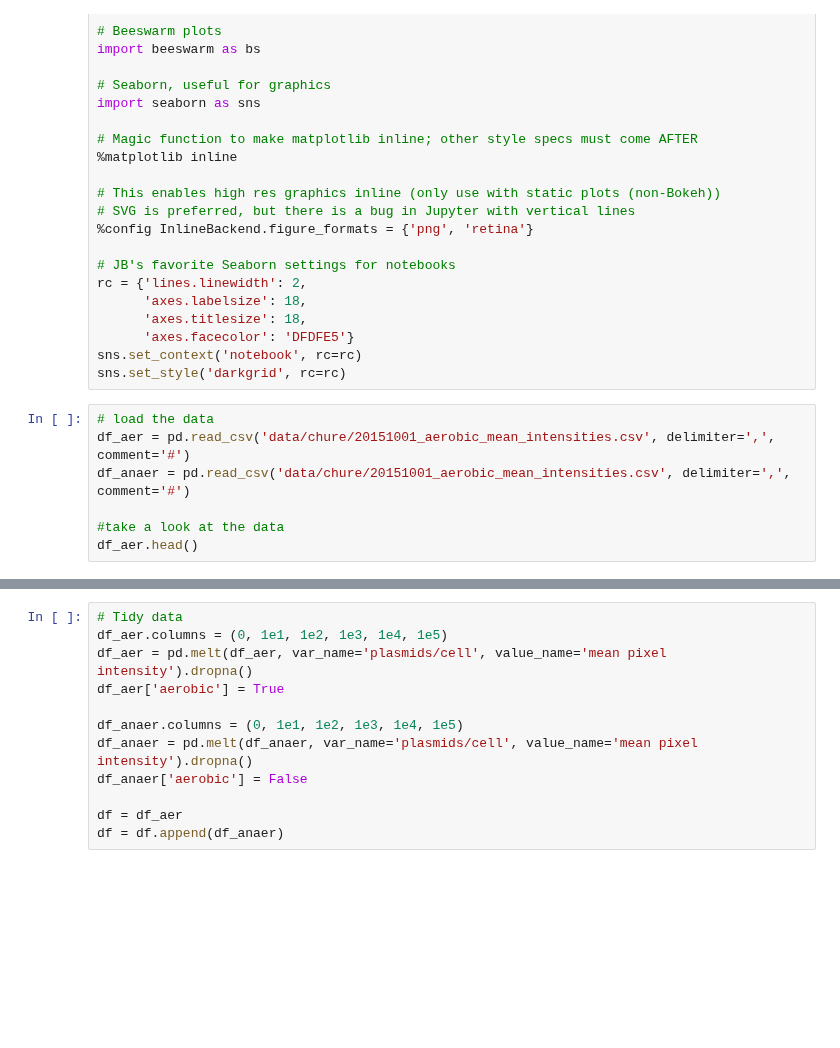
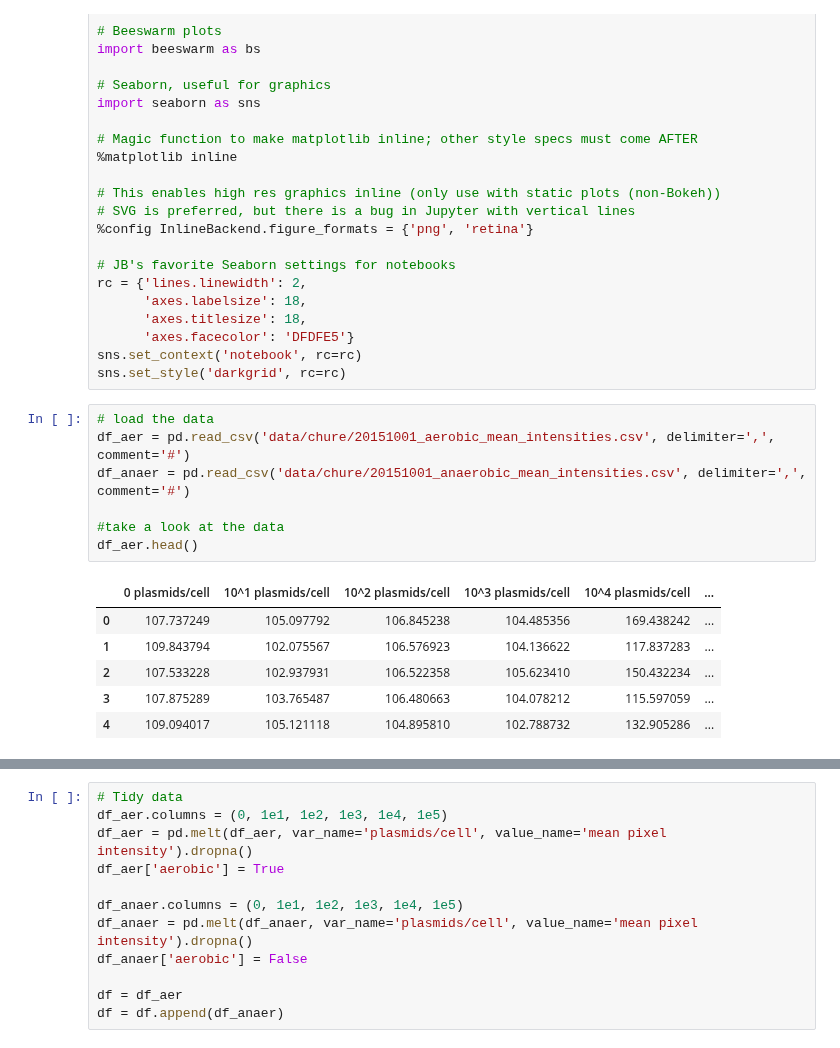
Before and after one commit to yangkky/BeBi-HW, a Jupyter notebook: hw3/group7_hw3_prob1.ipynb, the cells around one changed output, grey strips where cells are left out. Saved outputs shown, nothing was run; the diff lists cells and outputs as text; blank space fills up the shorter version.

```diff
--- a/hw3/group7_hw3_prob1.ipynb
+++ b/hw3/group7_hw3_prob1.ipynb
@@ -39,9 +39,16 @@ sns.set_style('darkgrid', rc=rc)
 # %%
 # load the data
 df_aer = pd.read_csv('data/chure/20151001_aerobic_mean_intensities.csv', delimiter=',', comment='#')
-df_anaer = pd.read_csv('data/chure/20151001_aerobic_mean_intensities.csv', delimiter=',', comment='#')
+df_anaer = pd.read_csv('data/chure/20151001_anaerobic_mean_intensities.csv', delimiter=',', comment='#')
 
 #take a look at the data
 df_aer.head()
+# %% [output]
+|  | 0 plasmids/cell | 10^1 plasmids/cell | 10^2 plasmids/cell | 10^3 plasmids/cell | 10^4 plasmids/cell | ... |
+| 0 | 107.737249 | 105.097792 | 106.845238 | 104.485356 | 169.438242 | ... |
+| 1 | 109.843794 | 102.075567 | 106.576923 | 104.136622 | 117.837283 | ... |
+| 2 | 107.533228 | 102.937931 | 106.522358 | 105.623410 | 150.432234 | ... |
+| 3 | 107.875289 | 103.765487 | 106.480663 | 104.078212 | 115.597059 | ... |
+| 4 | 109.094017 | 105.121118 | 104.895810 | 102.788732 | 132.905286 | ... |
 # %%
 df_anaer.head()
```
Also changed, not shown: parts of 27 cells of this notebook.
